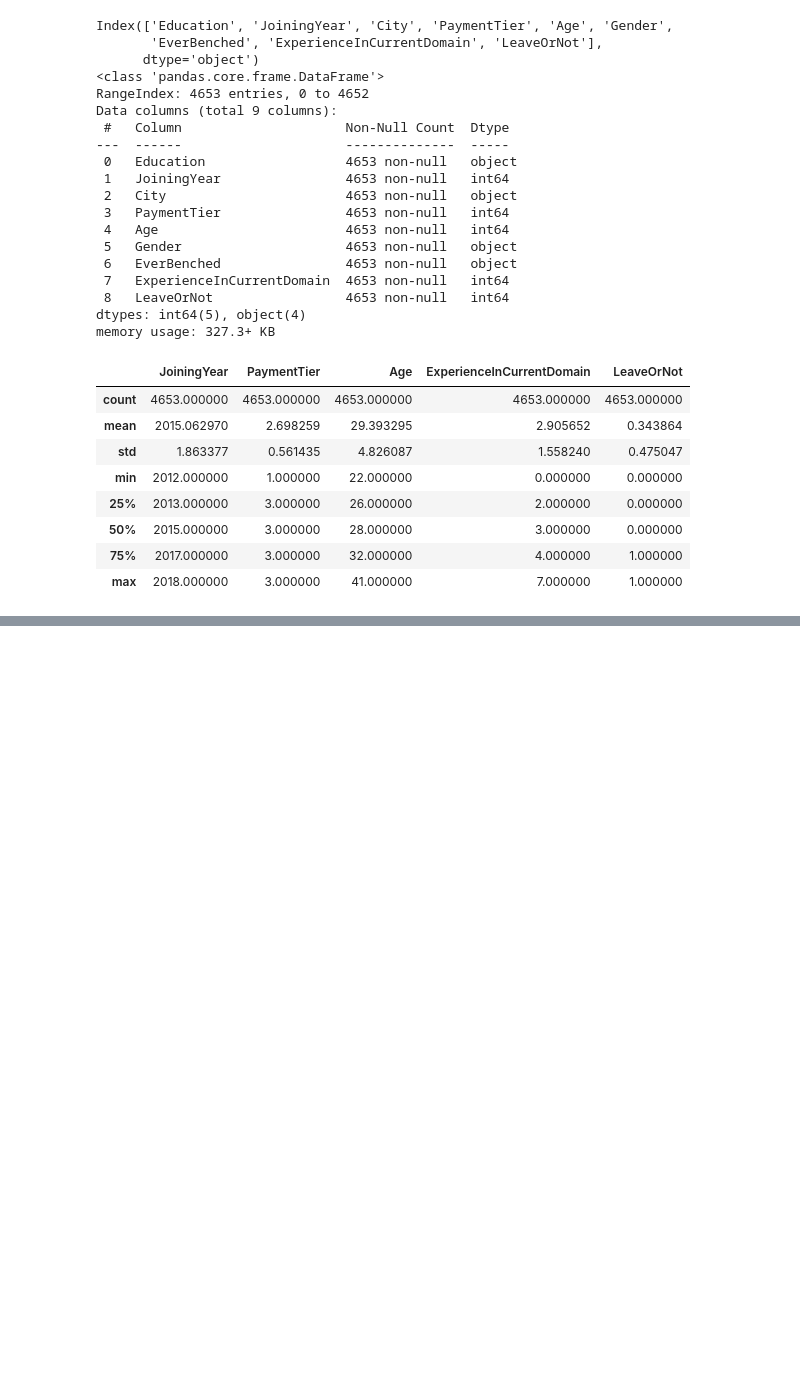
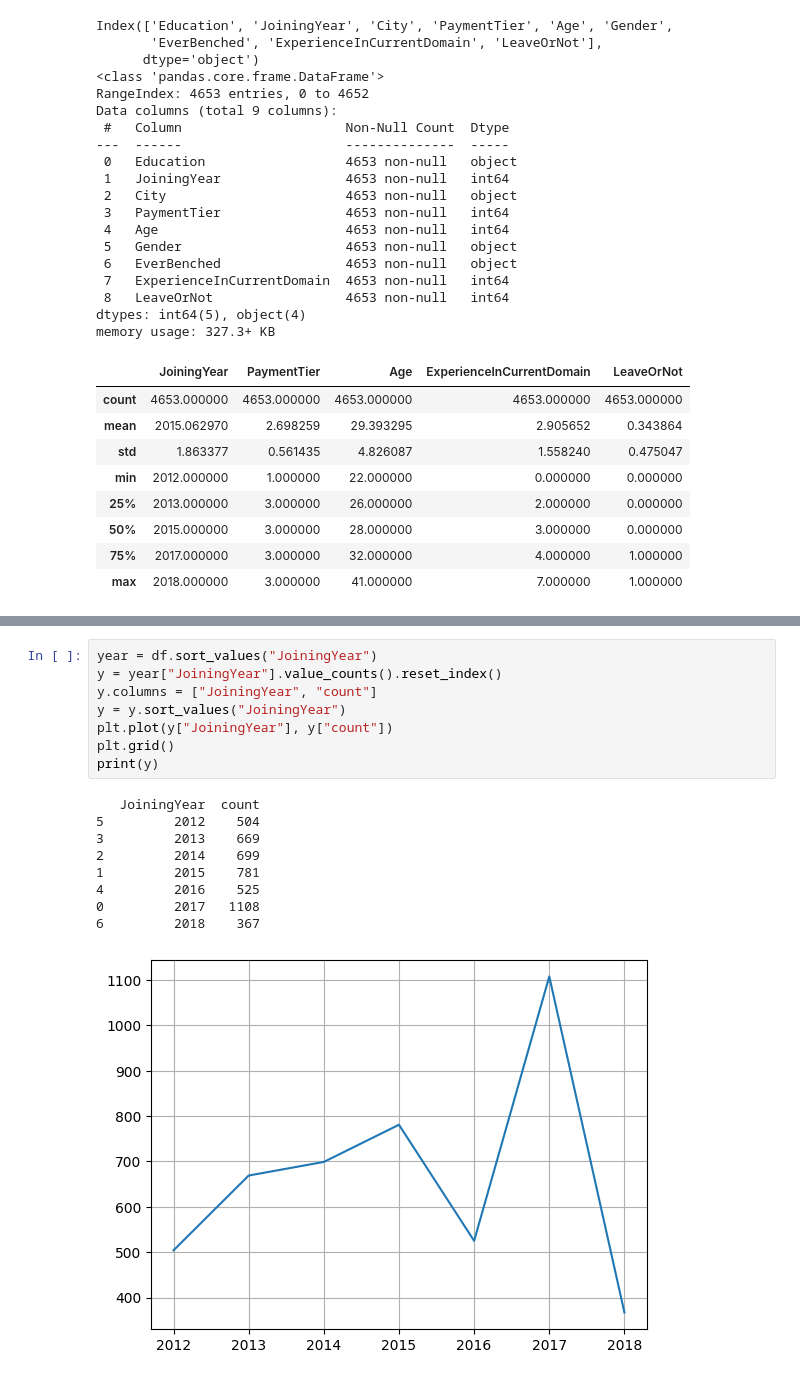
Before and after one commit to Sudheerkumar099/daily-tasks, a Jupyter notebook: 13-01-2026/session.ipynb, the cells around one changed output, grey strips where cells are left out. Saved outputs shown, nothing was run; the diff lists cells and outputs as text; blank space fills up the shorter version.

```diff
--- a/13-01-2026/session.ipynb
+++ b/13-01-2026/session.ipynb
@@ -123,0 +200,18 @@ print(df.sort_values("Age"))
+# %%
+year = df.sort_values("JoiningYear")
+y = year["JoiningYear"].value_counts().reset_index()
+y.columns = ["JoiningYear", "count"]
+y = y.sort_values("JoiningYear")
+plt.plot(y["JoiningYear"], y["count"])
+plt.grid()
+print(y)
+# %% [output]
+   JoiningYear  count
+5         2012    504
+3         2013    669
+2         2014    699
+1         2015    781
+4         2016    525
+0         2017   1108
+6         2018    367
+[figure, added]
```
Also changed, not shown: parts of 9 cells of this notebook.
